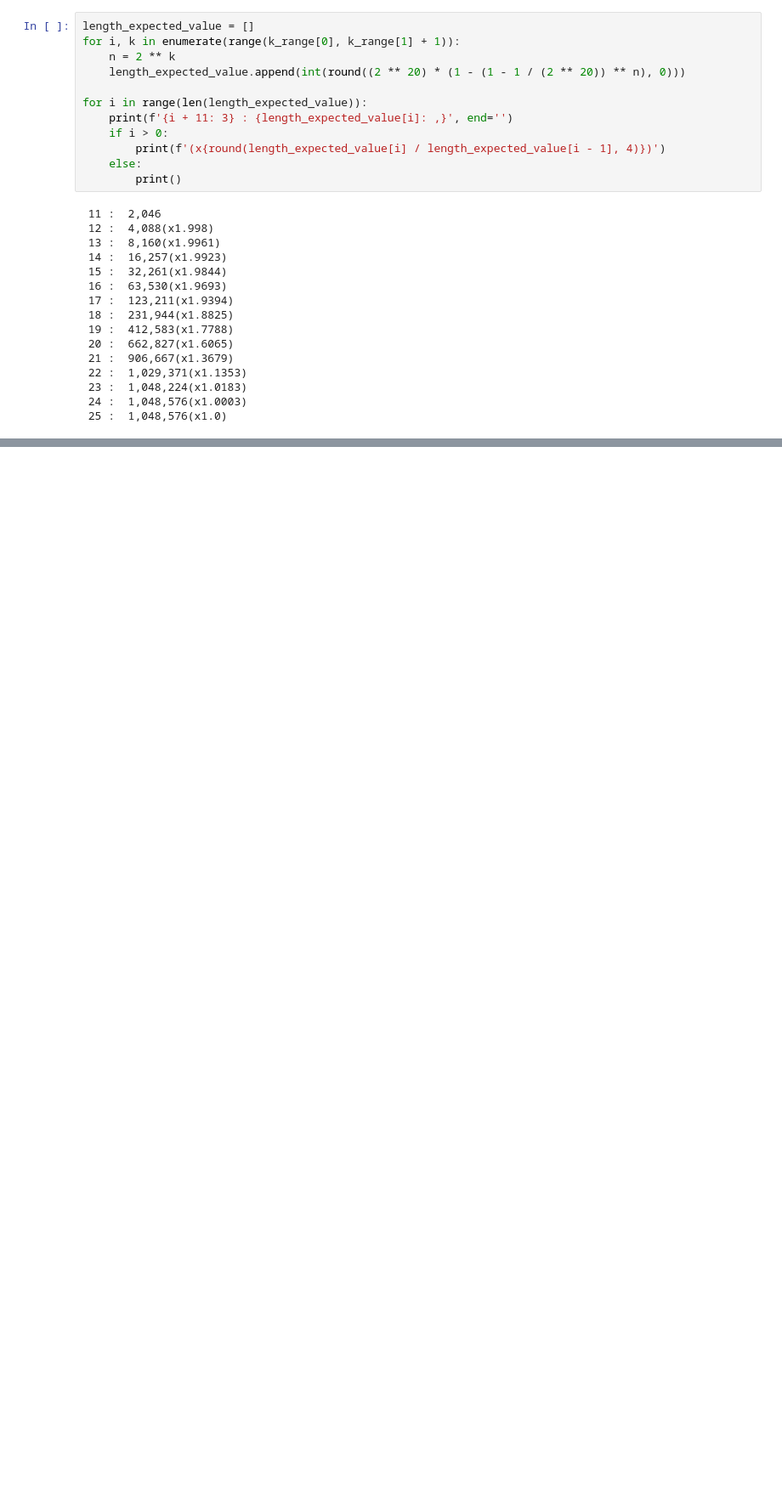
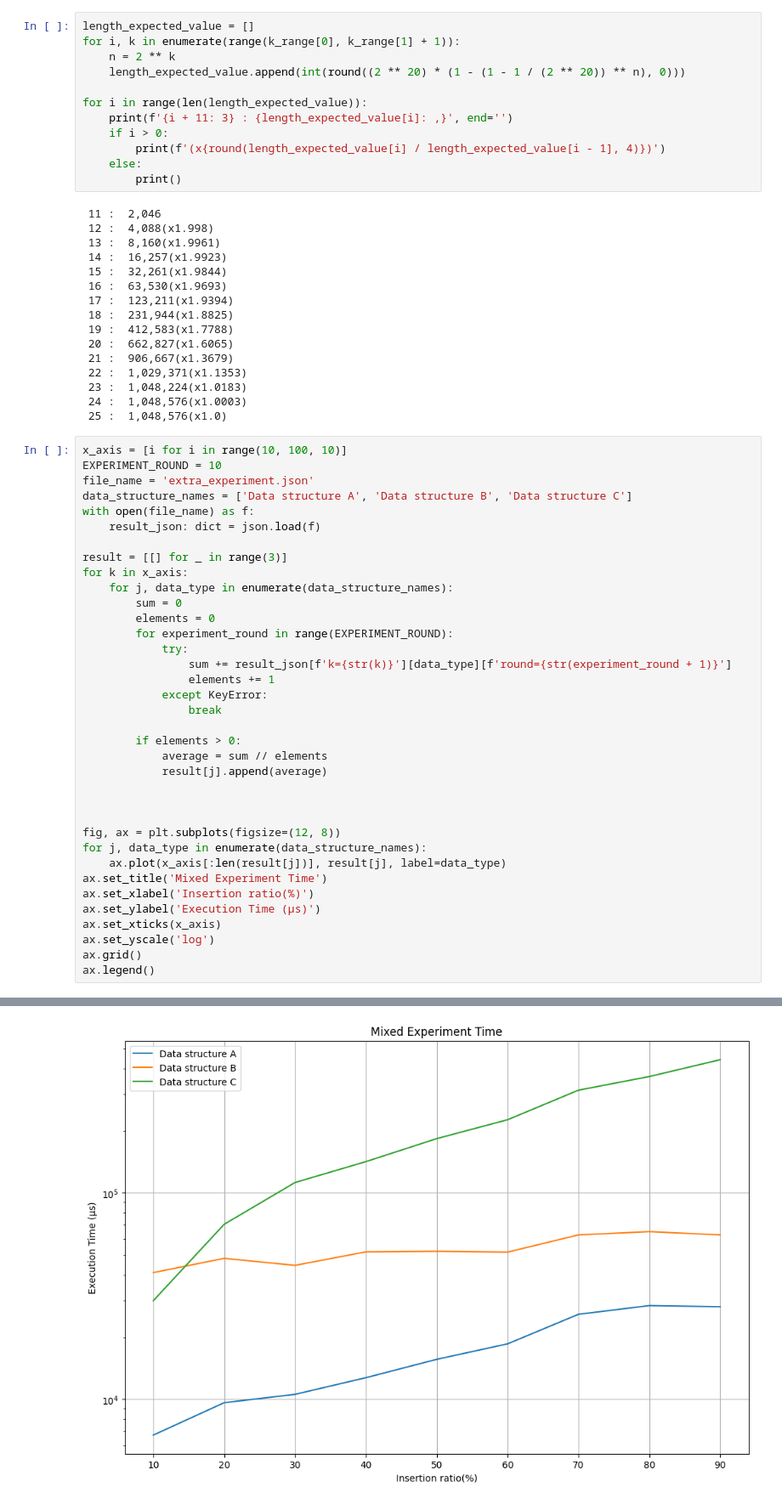
Before and after one commit to antyee87/DataStructureHW1, a Jupyter notebook: diagram/main.ipynb, the cells around one changed output, grey strips where cells are left out. Shown at 85% size. Saved outputs shown, nothing was run; the diff lists cells and outputs as text; blank space fills up the shorter version.

Commit message:
Extra experiment

```diff
--- a/diagram/main.ipynb
+++ b/diagram/main.ipynb
@@ -78,3 +76,40 @@ for i in range(len(length_expected_value)):
  23 :  1,048,224(x1.0183)
  24 :  1,048,576(x1.0003)
  25 :  1,048,576(x1.0)
+# %%
+x_axis = [i for i in range(10, 100, 10)]
+EXPERIMENT_ROUND = 10
+file_name = 'extra_experiment.json'
+data_structure_names = ['Data structure A', 'Data structure B', 'Data structure C']
+with open(file_name) as f:
+    result_json: dict = json.load(f)
+
+result = [[] for _ in range(3)]
+for k in x_axis:
+    for j, data_type in enumerate(data_structure_names):
+        sum = 0
+        elements = 0
+        for experiment_round in range(EXPERIMENT_ROUND):
+            try:
+                sum += result_json[f'k={str(k)}'][data_type][f'round={str(experiment_round + 1)}']
+                elements += 1
+            except KeyError:
+                break
+
+        if elements > 0:
+            average = sum // elements
+            result[j].append(average)
+
+
+
+fig, ax = plt.subplots(figsize=(12, 8))
+for j, data_type in enumerate(data_structure_names):
+    ax.plot(x_axis[:len(result[j])], result[j], label=data_type)
+ax.set_title('Mixed Experiment Time')
+ax.set_xlabel('Insertion ratio(%)')
+ax.set_ylabel('Execution Time (μs)')
+ax.set_xticks(x_axis)
+ax.set_yscale('log')
+ax.grid()
+ax.legend()
+# %% [output]
@@ -80,0 +117 @@ for i in range(len(length_expected_value)):
+[figure, added]
```
Also changed, not shown: parts of 3 cells of this notebook, 5 other files.
